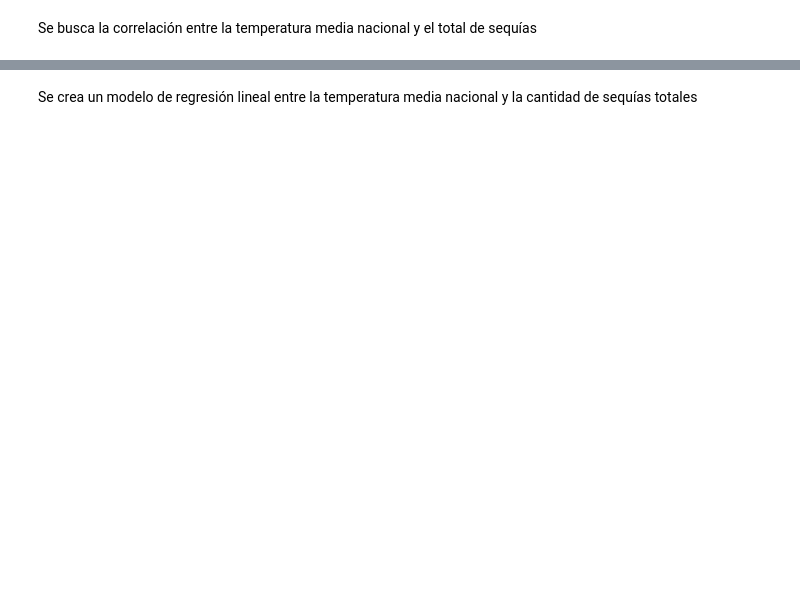
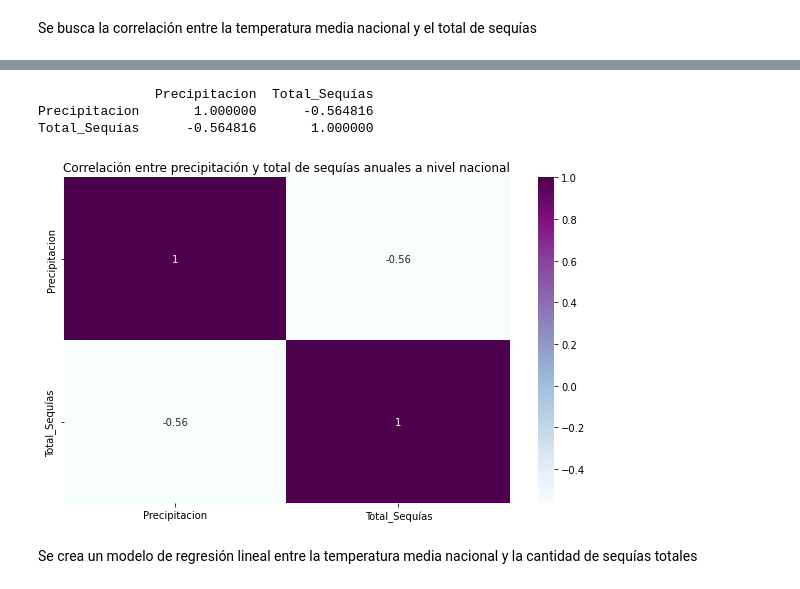
Before and after one commit to AdrianDiazGaxiola/Proyecto-Final, a Jupyter notebook: Sequías.ipynb, the cells around one changed output, grey strips where cells are left out. Saved outputs shown, nothing was run; the diff lists cells and outputs as text; code cells hidden in the pictures; blank space fills up the shorter version.

```diff
--- a/Sequías.ipynb
+++ b/Sequías.ipynb
@@ -602,3 +630,20 @@ Total_Sequías  0.717422      -0.564816       1.000000
+# %%
+df2 = df[['Precipitacion', 'Total_Sequías']]
+
+c = df2.corr()
+
+print (c)
+
+plt.figure(figsize=(10, 6))
+plt.title("Correlación entre precipitación y total de sequías anuales a nivel nacional")
+sns.heatmap(c, cmap = 'BuPu', annot=True)
+
+plt.savefig("Correlación entre temperatura media, precipitación y total de sequías anuales a nivel nacional.jpg", bbox_inches="tight")
+# %% [output]
+               Precipitacion  Total_Sequías
+Precipitacion       1.000000      -0.564816
+Total_Sequías      -0.564816       1.000000
+[figure, added]
 # %% [markdown]
 Se crea un modelo de regresión lineal entre la temperatura media nacional y la cantidad de sequías totales
 # %%
```
Also changed, not shown: parts of 15 cells of this notebook.
